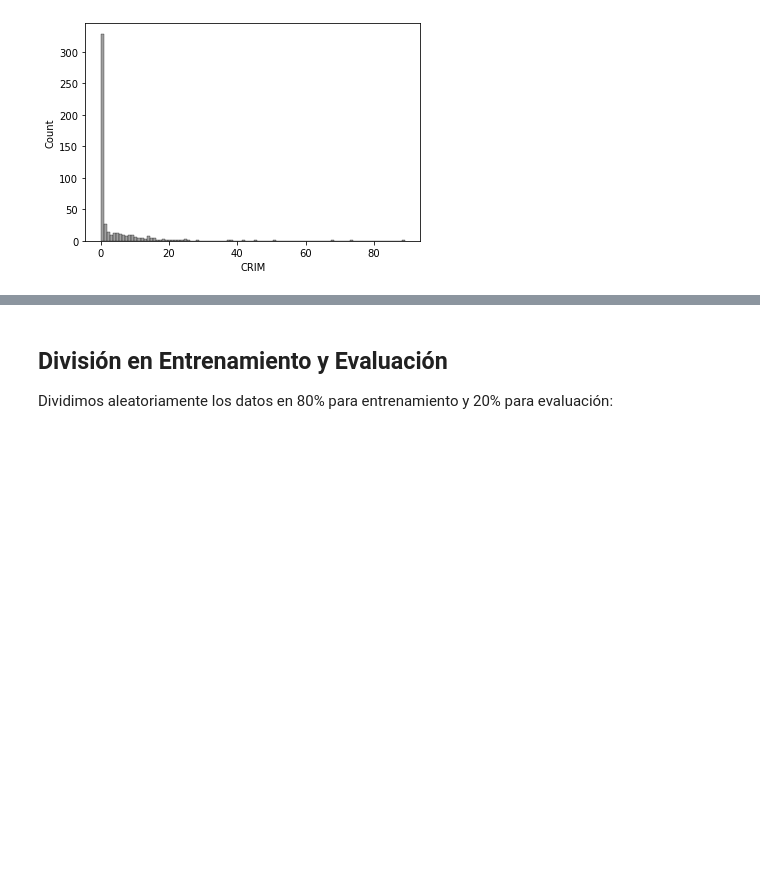
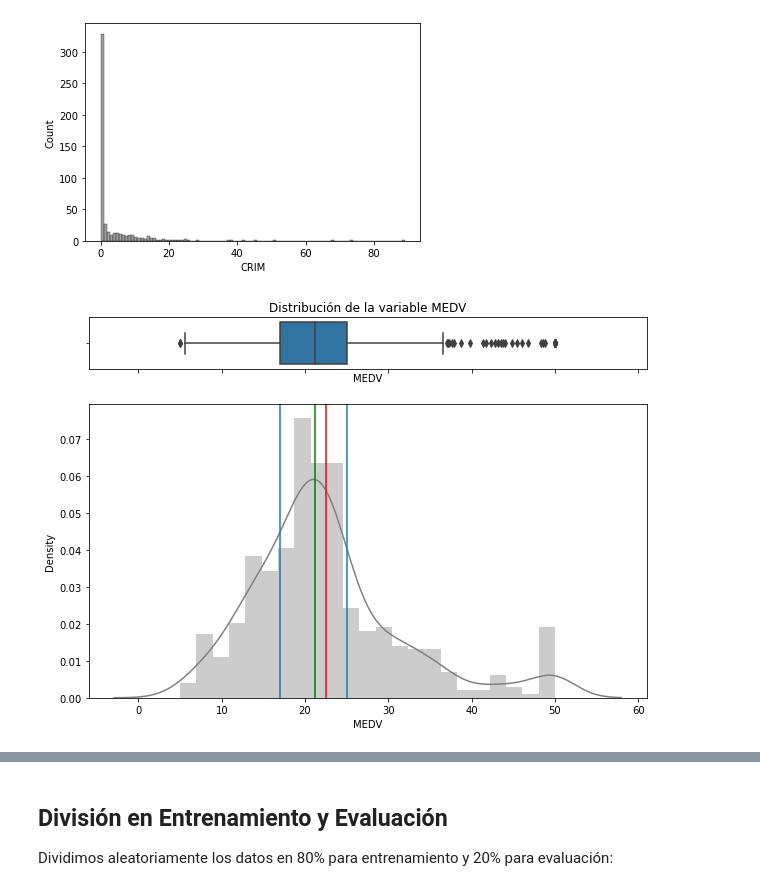
Before and after one commit to estebanarr/intro_aprendizaje_automatico, a Jupyter notebook: Notebooks/Laboratorio1.ipynb, the cells around one changed output, grey strips where cells are left out. Saved outputs shown, nothing was run; the diff lists cells and outputs as text; code cells hidden in the pictures; blank space fills up the shorter version.

```diff
--- a/Notebooks/Laboratorio1.ipynb
+++ b/Notebooks/Laboratorio1.ipynb
@@ -93,3 +93,23 @@ sns.histplot(df['CRIM'], color='gray')
 # %% [output]
 <AxesSubplot:xlabel='CRIM', ylabel='Count'>
 [figure]
+# %%
+#Se divide el gráfico en dos partes
+
+f, (ax_box, ax_hist) = plt.subplots(2, sharex=True, figsize=(10,7),gridspec_kw={"height_ratios": (.15, .85)})
+
+#Se añade un gráfico a cada parte
+
+sns.boxplot(df.MEDV, ax=ax_box)
+sns.distplot(df.MEDV, ax=ax_hist, kde=False, hist=False)
+sns.distplot(df.MEDV, ax=ax_hist, kde=True, hist=True,norm_hist=False,color="gray")
+
+plt.axvline(df.MEDV.quantile(0.25))
+plt.axvline(df.MEDV.quantile(0.50),color='g')
+plt.axvline(df.MEDV.mean(),color='red')
+plt.axvline(df.MEDV.quantile(0.75))
+
+ax_box.set_title("Distribución de la variable MEDV")
+plt.show()
+# %% [output]
+[figure, added]
```
Also changed, not shown: parts of 23 cells of this notebook.
